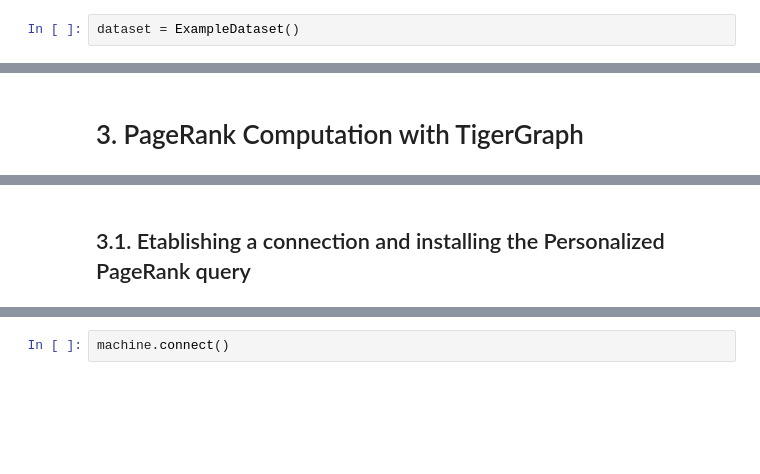
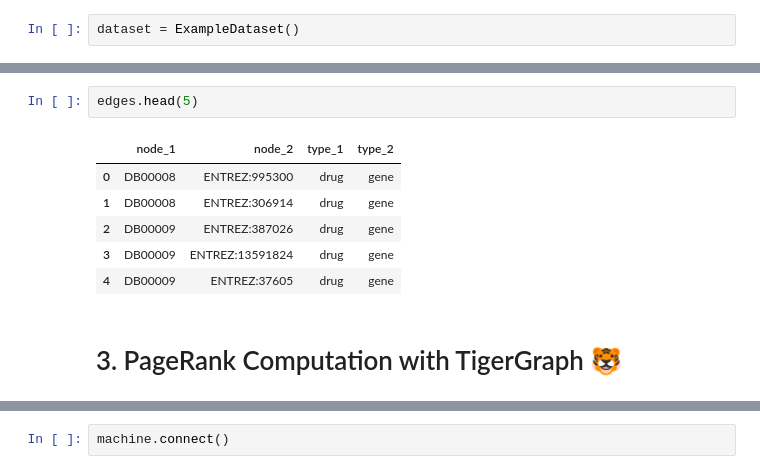
Before and after one commit to benedekrozemberczki/tigerlily, a Jupyter notebook: example_notebook.ipynb, the cells around one changed output, grey strips where cells are left out. Saved outputs shown, nothing was run; the diff lists cells and outputs as text; blank space fills up the shorter version.

```diff
--- a/example_notebook.ipynb
+++ b/example_notebook.ipynb
@@ -36,6 +63,13 @@ print(target.shape)
+# %%
+edges.head(5)
+# %% [output]
+|  | node_1 | node_2 | type_1 | type_2 |
+| 0 | DB00008 | ENTREZ:995300 | drug | gene |
+| 1 | DB00008 | ENTREZ:306914 | drug | gene |
+| 2 | DB00009 | ENTREZ:387026 | drug | gene |
+| 3 | DB00009 | ENTREZ:13591824 | drug | gene |
+| 4 | DB00009 | ENTREZ:37605 | drug | gene |
 # %% [markdown]
-# 3. PageRank Computation with TigerGraph
+# 3. PageRank Computation with TigerGraph 🐯
 # %% [markdown]
 ![title](https://github.com/benedekrozemberczki/datasets/raw/master/images/pair_scoring_A.jpg)
-# %% [markdown]
-## 3.1. Etablishing a connection and installing the Personalized PageRank query
```
Also changed, not shown: parts of 48 cells of this notebook.
